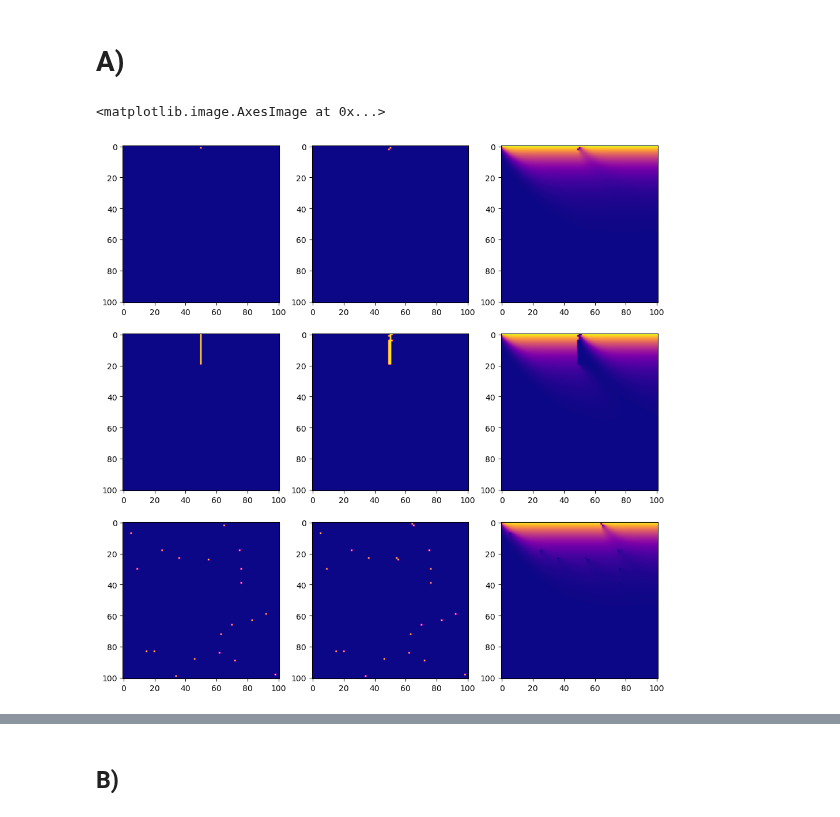
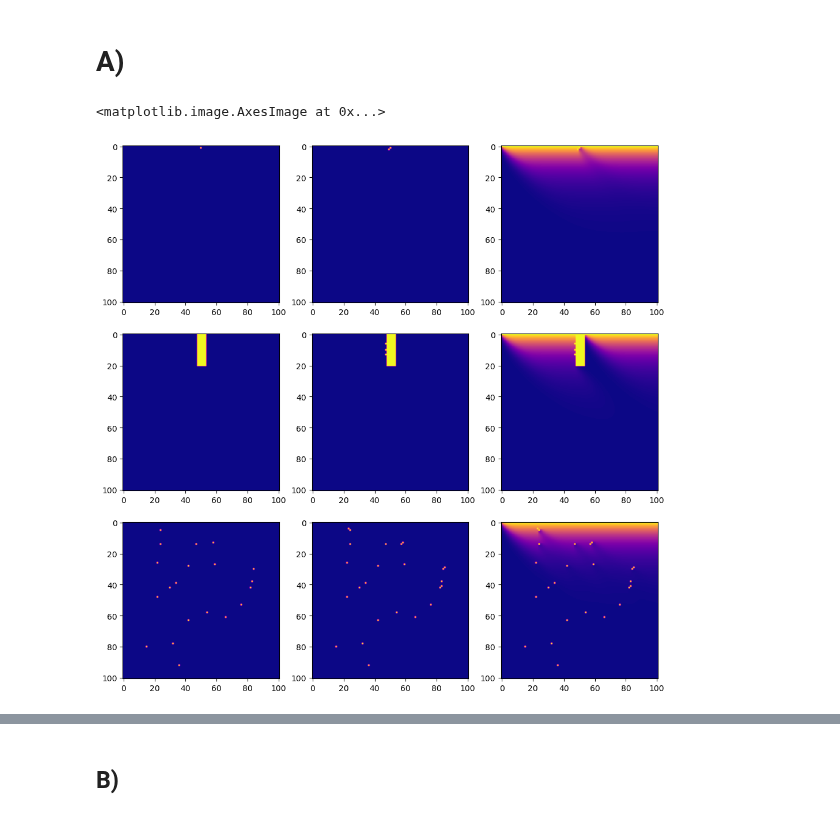
Before and after one commit to JuanSandalinas/Scientific-Computing, a Jupyter notebook: Set 2/Questions_Set_2.ipynb, the cells around one changed output, grey strips where cells are left out. Cells and saved outputs as stored; diff of their text form; code cells hidden in the pictures.

```diff
--- a/Set 2/Questions_Set_2.ipynb
+++ b/Set 2/Questions_Set_2.ipynb
@@ -7,25 +7,31 @@ from growth_model import growth_model
 # %% [markdown]
 # A)
 # %%
+eta = 0.6
 fig, axs = plt.subplots(3, 3, figsize=(12, 12))
 
-[C, cluster, n_count] = growth_model(100, [[1], [50]], 1.9, 0.3, stop = 0.00001)
+[C, cluster, n_count] = growth_model(100, [[1], [50]], 1.9, eta, stop = 0.00001)
 axs[0,0].imshow(cluster[0],cmap='plasma')
 axs[0,1].imshow(cluster[n_count],cmap='plasma')
 axs[0,2].imshow(C[n_count],cmap='plasma')
 
-
-[C, cluster, n_count] = growth_model(100, [list(range(20)), [50]*21], 1.9, 0.3, stop = 0.00001)
+position_0 = []
+position_1 = []
+for i in range(21):
+    for j in range(6):
+        position_0.append(i)
+        position_1.append(48+j)
+[C, cluster, n_count] = growth_model(100, [position_0, position_1], 1.9, eta, stop = 0.00001)
 axs[1,0].imshow(cluster[0],cmap='plasma')
 axs[1,1].imshow(cluster[n_count],cmap='plasma')
 axs[1,2].imshow(C[n_count],cmap='plasma')
 
 position_0 = np.random.randint(100, size = 20)
 position_1 = np.random.randint(100, size = 20)
-[C, cluster, n_count] = growth_model(100, [position_0, position_1], 1.9, 0.3, stop = 0.00001)
+[C, cluster, n_count] = growth_model(100, [position_0, position_1], 1.9, eta, stop = 0.00001)
 axs[2,0].imshow(cluster[0],cmap='plasma')
 axs[2,1].imshow(cluster[n_count],cmap='plasma')
 axs[2,2].imshow(C[n_count],cmap='plasma')
 # %% [output]
 <matplotlib.image.AxesImage at 0x...>
-[figure, old version]
+[figure, new version]
```
Also changed, not shown: parts of 1 cell of this notebook.
